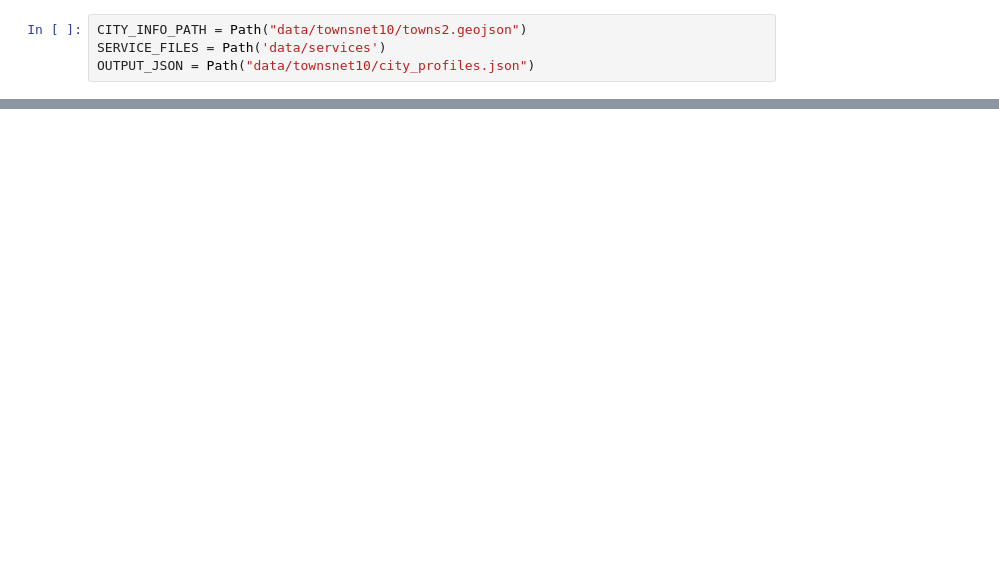
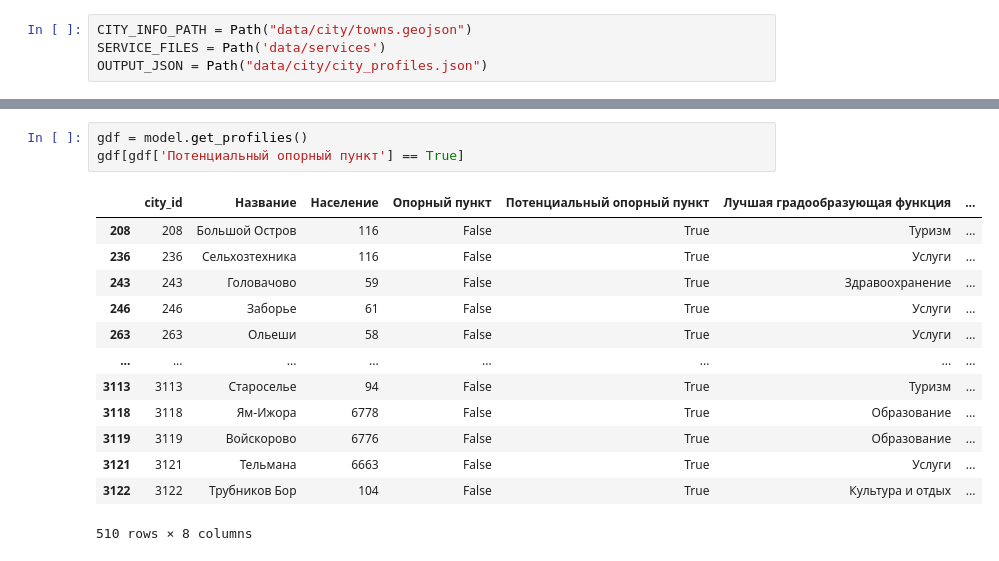
Before and after one commit to IDUclub/townsnet, a Jupyter notebook: examples/provision_workflow.ipynb, the cells around one changed output, grey strips where cells are left out. Cells and saved outputs as stored; diff of their text form; blank space fills up the shorter version.

```diff
--- a/examples/provision_workflow.ipynb
+++ b/examples/provision_workflow.ipynb
@@ -6,9 +7,9 @@ import pandas as pd
 import geopandas as gpd
 from townsnet.provision.model import UrbanFunctionCalculator
 # %%
-CITY_INFO_PATH = Path("data/townsnet10/towns2.geojson")
+CITY_INFO_PATH = Path("data/city/towns.geojson")
 SERVICE_FILES = Path('data/services')
-OUTPUT_JSON = Path("data/townsnet10/city_profiles.json")
+OUTPUT_JSON = Path("data/city/city_profiles.json")
 # %%
 model = UrbanFunctionCalculator()
 model.load_city_info(CITY_INFO_PATH)
@@ -42,0 +46,17 @@ print(json.dumps({328: profiles[328]}, ensure_ascii=False, indent=2))
+# %%
+gdf = model.get_profilies()
+gdf[gdf['Потенциальный опорный пункт'] == True]
+# %% [output]
+|  | city_id | Название | Население | Опорный пункт | Потенциальный опорный пункт | Лучшая градообразующая функция | ... |
+| 208 | 208 | Большой Остров | 116 | False | True | Туризм | ... |
+| 236 | 236 | Сельхозтехника | 116 | False | True | Услуги | ... |
+| 243 | 243 | Головачово | 59 | False | True | Здравоохранение | ... |
+| 246 | 246 | Заборье | 61 | False | True | Услуги | ... |
+| 263 | 263 | Ольеши | 58 | False | True | Услуги | ... |
+| ... | ... | ... | ... | ... | ... | ... | ... |
+| 3113 | 3113 | Староселье | 94 | False | True | Туризм | ... |
+| 3118 | 3118 | Ям-Ижора | 6778 | False | True | Образование | ... |
+| 3119 | 3119 | Войскорово | 6776 | False | True | Образование | ... |
+| 3121 | 3121 | Тельмана | 6663 | False | True | Услуги | ... |
+| 3122 | 3122 | Трубников Бор | 104 | False | True | Культура и отдых | ... |
+510 rows × 8 columns
```
Also changed, not shown: parts of 14 cells of this notebook, 1 other file.
